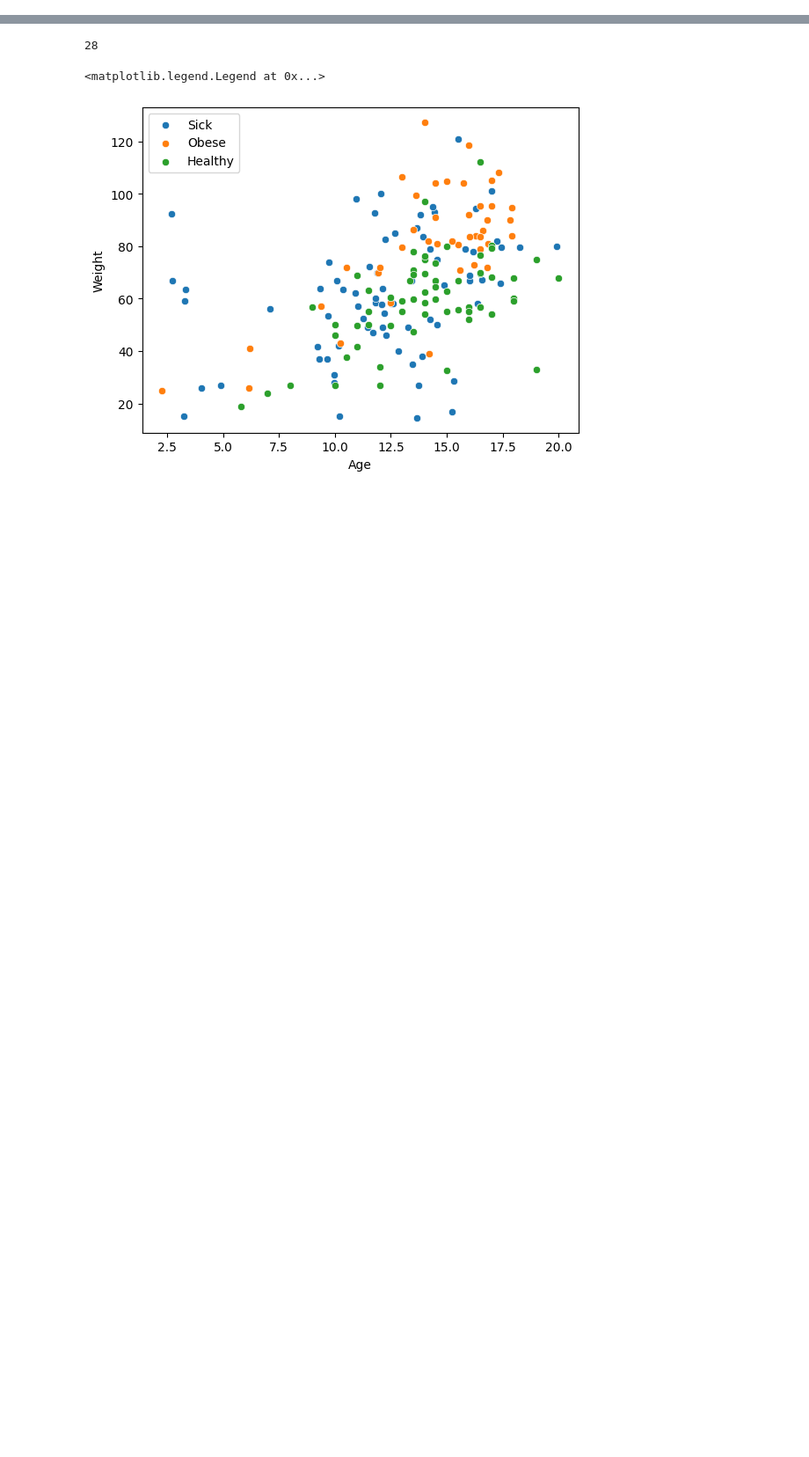
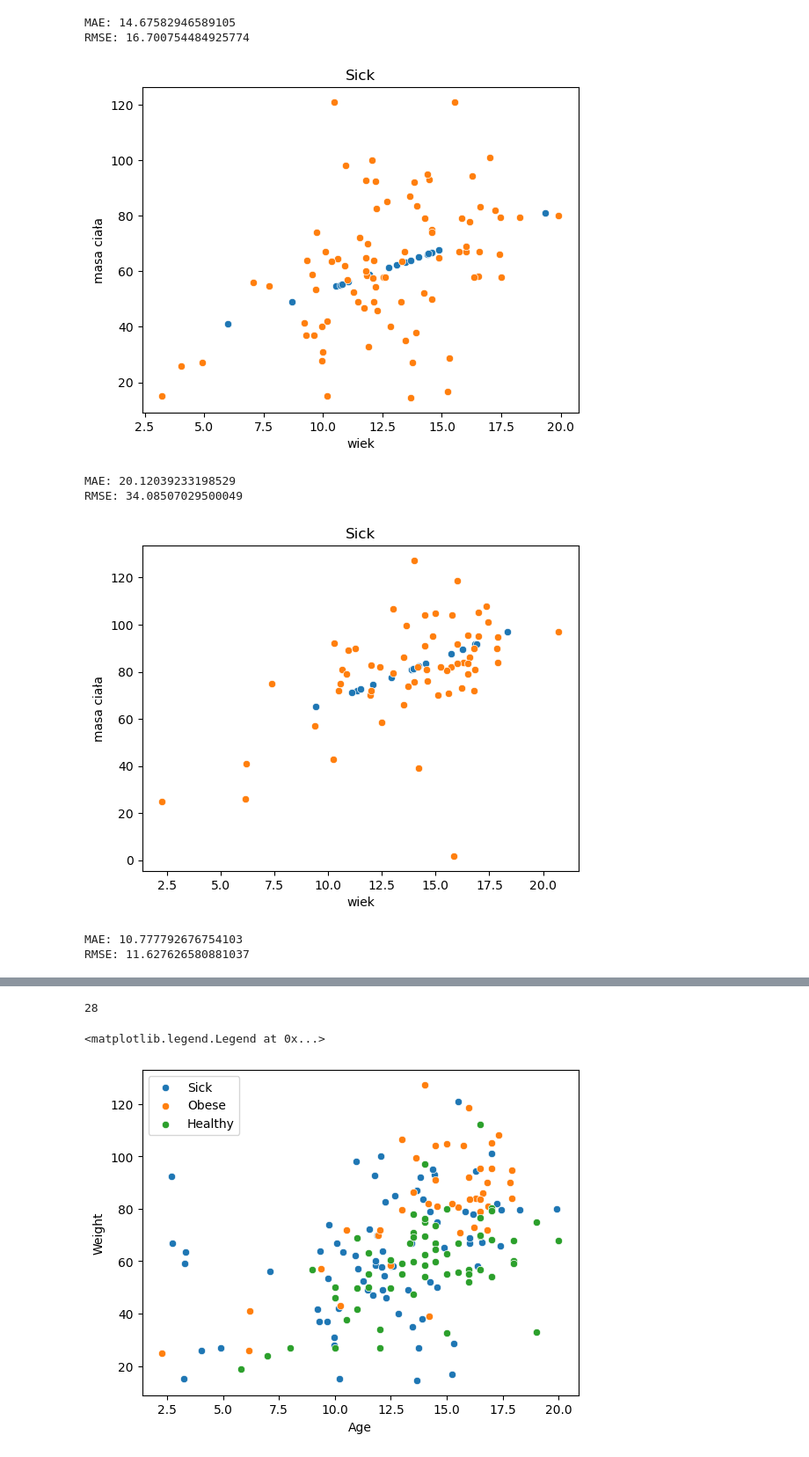
Before and after one commit to jakubpludowski/NAFLD-classifier, a Jupyter notebook: data_loader.ipynb, the cells around one changed output, grey strips where cells are left out. Shown at 88% size. Cells and saved outputs as stored; diff of their text form; code cells hidden in the pictures; blank space fills up the shorter version.

Commit message:
regression for weight

```diff
--- a/data_loader.ipynb
+++ b/data_loader.ipynb
@@ -38,12 +26,13 @@ for i, row in dataset.iterrows():
 # %%
 #For rows where there is no age or weight, put random age generated from normal distribution with mean age and standard deviation of age
-nr_of_both_nan = 0
-mean_age = dataset[['wiek']].mean()
-std_age = dataset[['wiek']].std()
-for i, row in dataset.iterrows():
-    (weight, age) = row[['masa ciała','wiek']]
-    if pd.isnull(weight) and pd.isnull(age):
-        new_age = np.random.normal(mean_age,std_age)
-        dataset.at[i,'wiek'] = new_age
-        nr_of_both_nan+=1
-nr_of_both_nan
+for set in [sick, obese, healthy]:
+    mean_age = set[['wiek']].mean()
+    std_age = set[['wiek']].std()
+    for i, row in set.iterrows():
+        (weight, age) = row[['masa ciała','wiek']]
+        if  pd.isnull(age):
+            new_age = np.random.normal(mean_age,std_age)
+            set.at[i,'wiek'] = new_age
+        if (age < 5) and (weight > 40):
+            new_age = np.random.normal(mean_age,std_age)
+            set.at[i,'wiek'] = new_age
@@ -51,0 +109,12 @@ nr_of_both_nan
+# %%
+for set in [sick, obese, healthy]:
+    predict_weight(set)
+# %% [output]
+MAE: 14.67582946589105
+RMSE: 16.700754484925774
+[figure, added]
+MAE: 20.12039233198529
+RMSE: 34.08507029500049
+[figure, added]
+MAE: 10.777792676754103
+RMSE: 11.627626580881037
```
Also changed, not shown: parts of 8 cells of this notebook.
